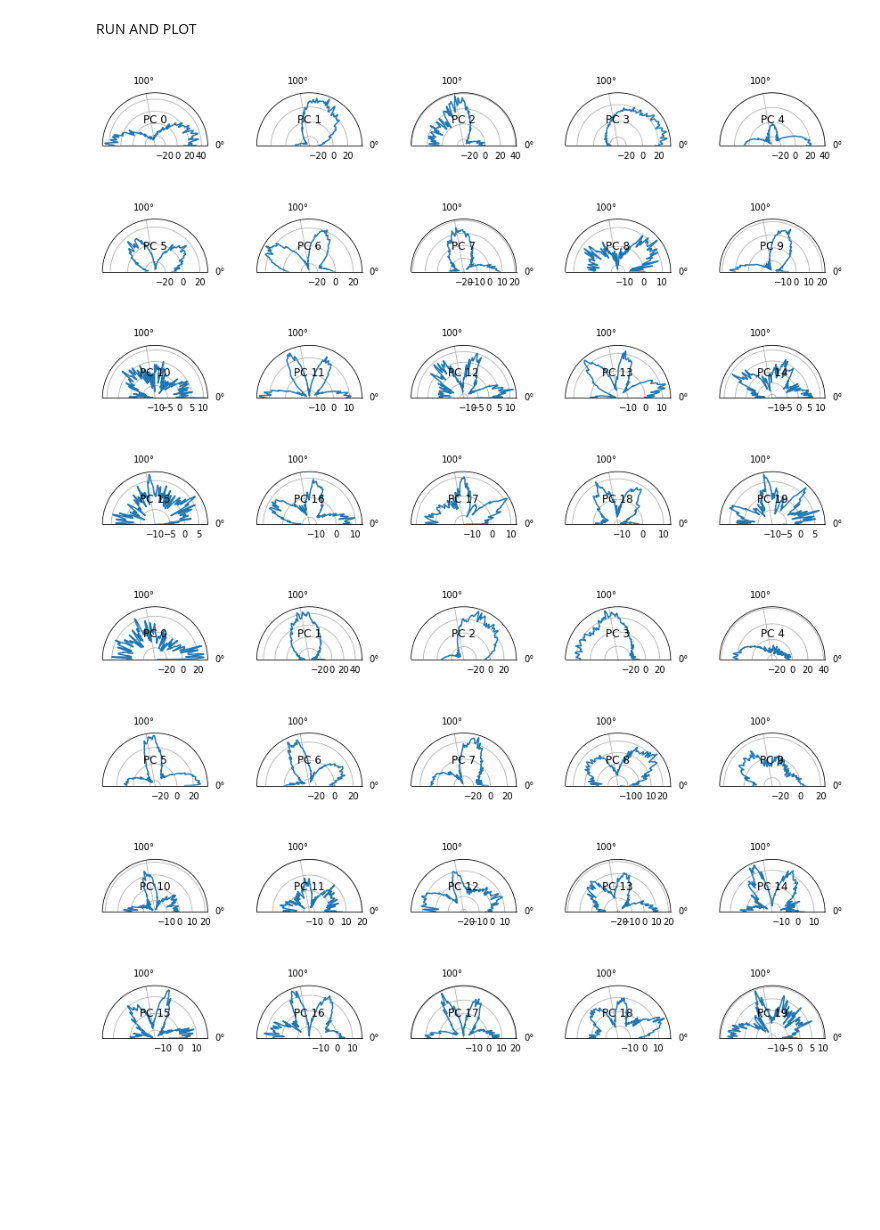
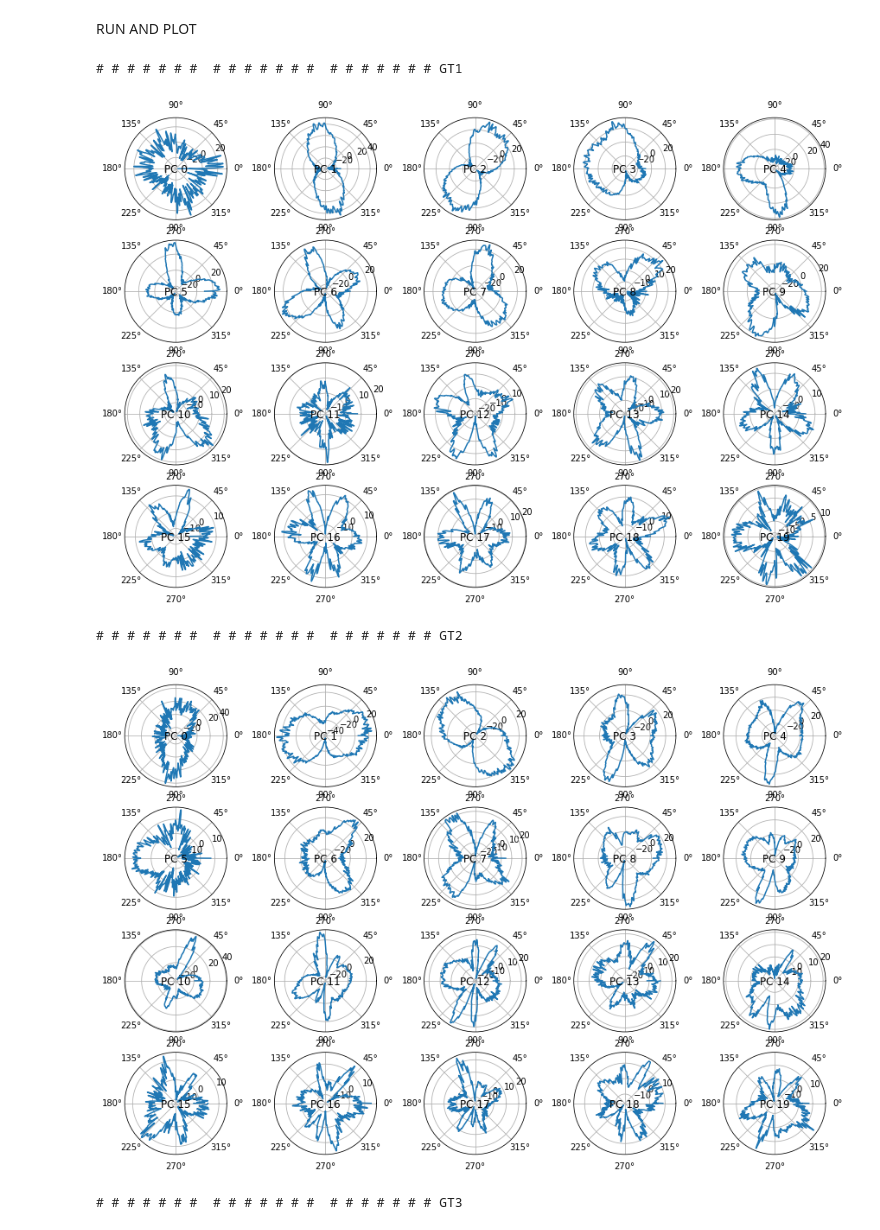
Before and after one commit to sekunder/NMA_Project, a Jupyter notebook: imort_figshare_static_gratings_multi-animals_PCA.ipynb, the cells around one changed output. Cells and saved outputs as stored; diff of their text form; code cells hidden in the pictures; blank space fills up the shorter version.

```diff
--- a/imort_figshare_static_gratings_multi-animals_PCA.ipynb
+++ b/imort_figshare_static_gratings_multi-animals_PCA.ipynb
@@ -113,26 +117,42 @@ def plot_pca_weights(data, istim, X, n_cmp=n_cmp):
       #plt.scatter(data['istim'][idx],X[j,idx])
       plt.title('PC %d\n' %j, loc='center', pad=-85)
       ax.set_thetamin(0)
-      ax.set_thetamax(180)
+      ax.set_thetamax(360)
   plt.show()
 # %% [markdown]
 RUN AND PLOT
-# %%
-data = dat_gratings_static_GT3
-
-# PCA
-_, X = run_pca(data, zs = True, n_cmp = n_cmp)
-
-# Plot
-plot_pca_weights(data, data['istim'], X, n_cmp)
-
-data = dat_gratings_static_GT1
-
-# PCA
-_, X = run_pca(data, zs = True, n_cmp = n_cmp)
-
-# Plot
-plot_pca_weights(data, data['istim'], X, n_cmp)
-# %% [output]
-[figure, removed]
-[figure, removed]
+# %%
+print("# # # # # # #  # # # # # # #  # # # # # # # GT1 ")
+
+
+data = dat_gratings_static_GT1
+
+# PCA
+_, X = run_pca(data, zs = True, n_cmp = n_cmp)
+
+# Plot
+plot_pca_weights(data, data['istim'], X, n_cmp)
+
+print("# # # # # # #  # # # # # # #  # # # # # # # GT2  ")
+data = dat_gratings_static_GT2
+
+# PCA
+_, X = run_pca(data, zs = True, n_cmp = n_cmp)
+
+# Plot
+plot_pca_weights(data, data['istim'], X, n_cmp)
+
+print("# # # # # # #  # # # # # # #  # # # # # # # GT3  ")
+data = dat_gratings_static_GT3
+
+# PCA
+_, X = run_pca(data, zs = True, n_cmp = n_cmp)
+
+# Plot
+plot_pca_weights(data, data['istim'], X, n_cmp)
+# %% [output]
+# # # # # # #  # # # # # # #  # # # # # # # GT1
+[figure, added]
+# # # # # # #  # # # # # # #  # # # # # # # GT2
+[figure, added]
+# # # # # # #  # # # # # # #  # # # # # # # GT3
```
Also changed, not shown: parts of 4 cells of this notebook.
